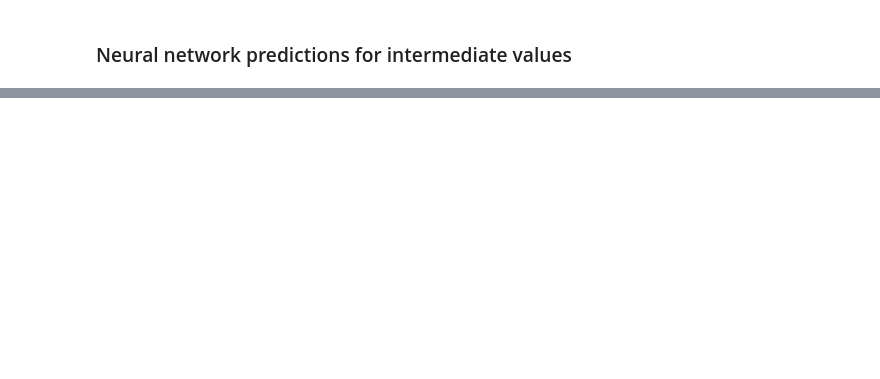
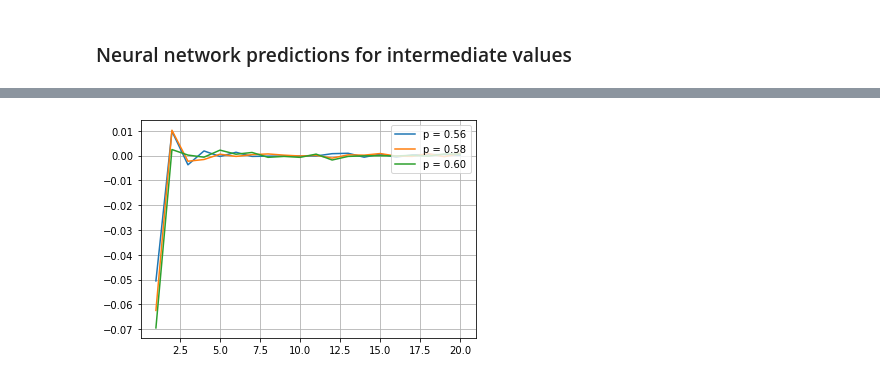
Before and after one commit to dinesh110598/Spin_glass_NN, a Jupyter notebook: main.ipynb, the cells around one changed output, grey strips where cells are left out. Cells and saved outputs as stored; diff of their text form; code cells hidden in the pictures; blank space fills up the shorter version.

```diff
--- a/main.ipynb
+++ b/main.ipynb
@@ -138,0 +280,10 @@ plt.plot (datax, datay)
+# %%
+_, ax = plt.subplots()
+ax.plot (range(1,21), list(corr1), label='p = 0.56')
+ax.plot (range(1,21), list(corr2), label='p = 0.58')
+ax.plot (range(1,21), list(corr3), label='p = 0.60')
+ax.legend (loc= 'upper right' )
+ax.grid ()
+plt.show ()
+# %% [output]
+[figure, added]
```
Also changed, not shown: parts of 47 cells of this notebook.
